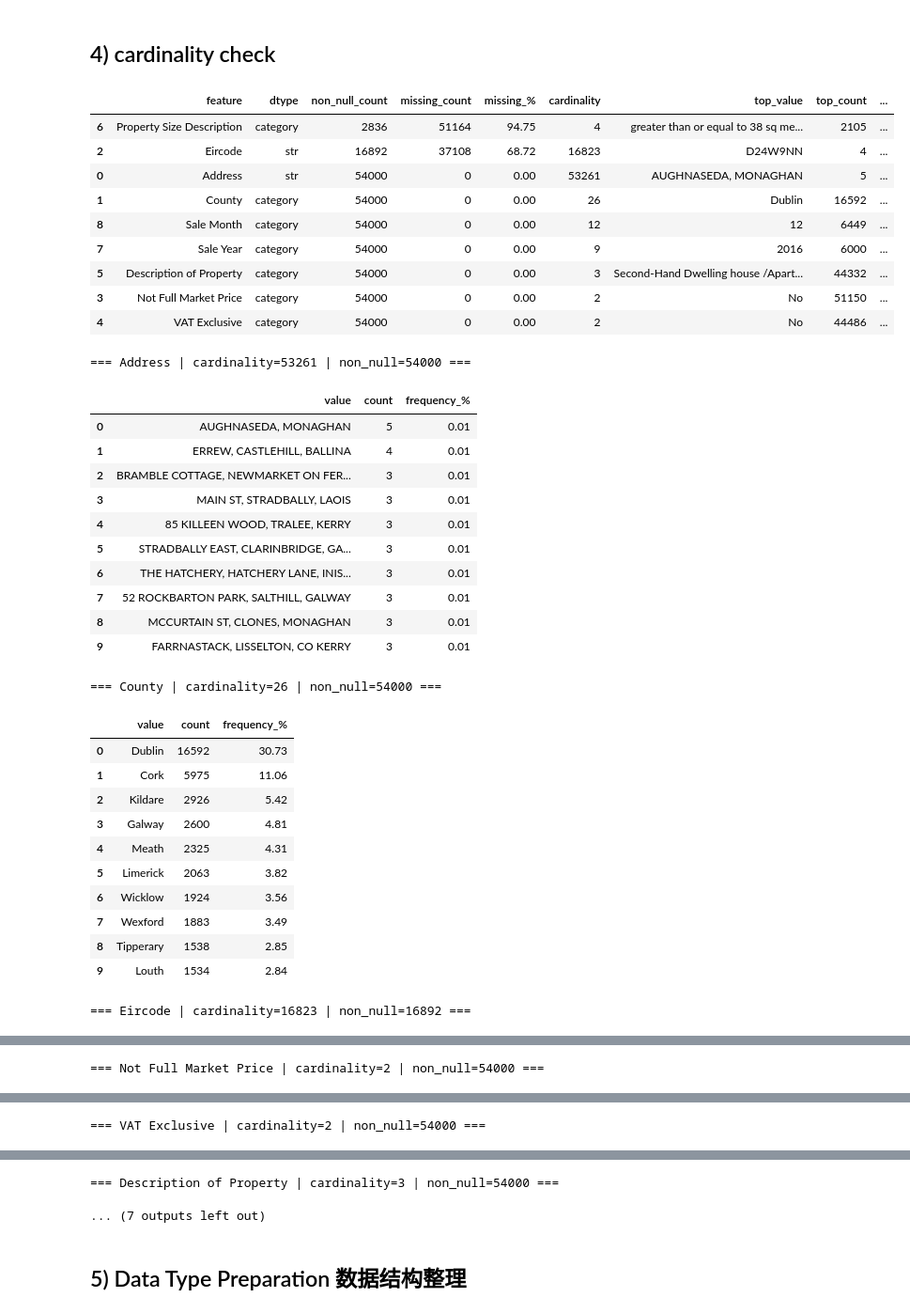
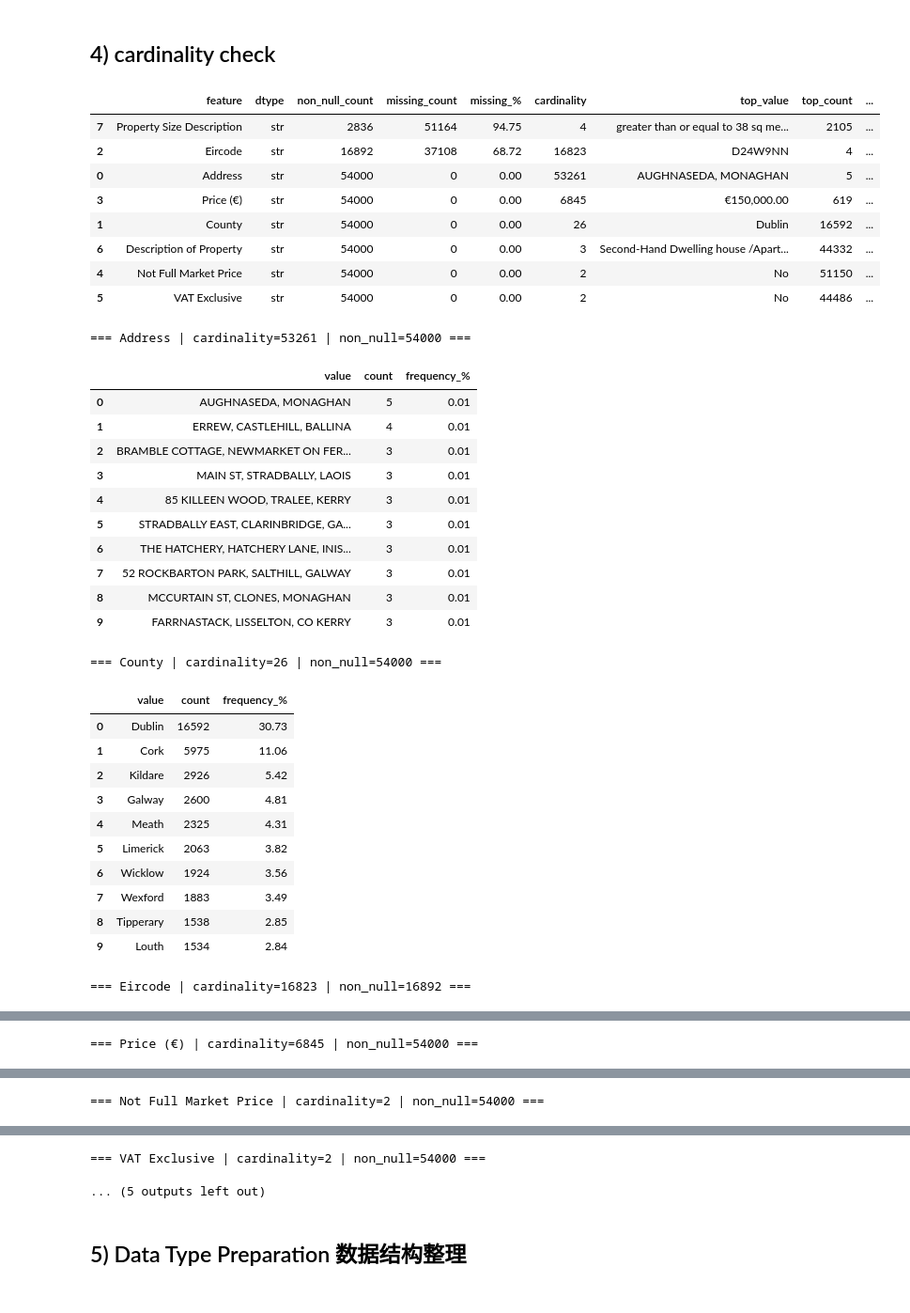
Before and after one commit to ucdda/COMP47350_DataAnalysis, a Jupyter notebook: PropertyPriceOverview.ipynb, the cells around one changed output, grey strips where cells are left out. Shown at 94% size. Saved outputs shown, nothing was run; the diff lists cells and outputs as text; code cells hidden in the pictures.

```diff
--- a/PropertyPriceOverview.ipynb
+++ b/PropertyPriceOverview.ipynb
@@ -36,14 +33,0 @@ Shape: (54000, 9)
-# %%
-# pip install dtale
-import pandas as pd
-import dtale
-
-df = pd.read_csv("ppr-group-25208508-train.csv")
-price_num = pd.to_numeric(df["Price (€)"].astype(str).str.replace("€","",regex=False).str.replace(",","",regex=False), errors="coerce")
-filtered = df[price_num > 1_000_000]
-filtered["Price_num"] = price_num[price_num > 1_000_000]
-filtered = filtered.sort_values("Price_num", ascending=False)
-d = dtale.show(filtered, open_browser=True)
-d  # 会给你本地链接
-
-display(df[price_num > 1_000_000])
@@ -140,8 +110,8 @@ import pandas as pd
 
 exclude_cols = ['Date of Sale (dd/mm/yyyy)']
 
-# 如果你还没定义 cat_cols，可自动识别分类列
-# cat_cols = df.select_dtypes(include=['object', 'category']).columns.tolist()
+if 'cat_cols' not in globals():
+    cat_cols = df.select_dtypes(exclude=[np.number]).columns.tolist()
 
 analysis_cols = [c for c in cat_cols if c not in exclude_cols and c in df.columns]
 
@@ -161,42 +131,41 @@ for c in analysis_cols:
         'dtype': str(s.dtype),
         'non_null_count': non_null_count,
         'missing_count': int(s.isna().sum()),
         'missing_%': round(s.isna().mean() * 100, 2),
         'cardinality': cardinality,
         'top_value': top_value,
         'top_count': top_count,
         'top_freq_%': top_freq_pct
     })
 
 cat_summary_df = pd.DataFrame(cat_summary)
 
 if not cat_summary_df.empty:
     cat_summary_df = cat_summary_df.sort_values(
         ['missing_%', 'cardinality'], ascending=[False, False]
     )
 display(cat_summary_df)
 
 for c in analysis_cols:
     print(f"\n=== {c} | cardinality={df[c].nunique(dropna=True)} | non_null={df[c].notna().sum()} ===")
     freq_df = (
         df[c]
         .value_counts(dropna=False)
         .rename_axis('value')
         .reset_index(name='count')
     )
     freq_df['frequency_%'] = (freq_df['count'] / len(df) * 100).round(2)
     display(freq_df.head(10))
 # %% [output]
 |  | feature | dtype | non_null_count | missing_count | missing_% | cardinality | top_value | top_count | ... |
-| 6 | Property Size Description | category | 2836 | 51164 | 94.75 | 4 | greater than or equal to 38 sq me... | 2105 | ... |
+| 7 | Property Size Description | str | 2836 | 51164 | 94.75 | 4 | greater than or equal to 38 sq me... | 2105 | ... |
 | 2 | Eircode | str | 16892 | 37108 | 68.72 | 16823 | D24W9NN | 4 | ... |
 | 0 | Address | str | 54000 | 0 | 0.00 | 53261 | AUGHNASEDA, MONAGHAN | 5 | ... |
-| 1 | County | category | 54000 | 0 | 0.00 | 26 | Dublin | 16592 | ... |
-| 8 | Sale Month | category | 54000 | 0 | 0.00 | 12 | 12 | 6449 | ... |
-| 7 | Sale Year | category | 54000 | 0 | 0.00 | 9 | 2016 | 6000 | ... |
-| 5 | Description of Property | category | 54000 | 0 | 0.00 | 3 | Second-Hand Dwelling house /Apart... | 44332 | ... |
-| 3 | Not Full Market Price | category | 54000 | 0 | 0.00 | 2 | No | 51150 | ... |
-| 4 | VAT Exclusive | category | 54000 | 0 | 0.00 | 2 | No | 44486 | ... |
+| 3 | Price (€) | str | 54000 | 0 | 0.00 | 6845 | €150,000.00 | 619 | ... |
+| 1 | County | str | 54000 | 0 | 0.00 | 26 | Dublin | 16592 | ... |
+| 6 | Description of Property | str | 54000 | 0 | 0.00 | 3 | Second-Hand Dwelling house /Apart... | 44332 | ... |
+| 4 | Not Full Market Price | str | 54000 | 0 | 0.00 | 2 | No | 51150 | ... |
+| 5 | VAT Exclusive | str | 54000 | 0 | 0.00 | 2 | No | 44486 | ... |
 === Address | cardinality=53261 | non_null=54000 ===
 |  | value | count | frequency_% |
 | 0 | AUGHNASEDA, MONAGHAN | 5 | 0.01 |
@@ -233,5 +202,5 @@ for c in analysis_cols:
 | 7 | D24H5YV | 2 | 0.00 |
 | 8 | D09A0P0 | 2 | 0.00 |
 | 9 | A82AE06 | 2 | 0.00 |
-=== Not Full Market Price | cardinality=2 | non_null=54000 ===
+=== Price (€) | cardinality=6845 | non_null=54000 ===
 |  | value | count | frequency_% |
@@ -240,2 +217,2 @@ for c in analysis_cols:
-=== VAT Exclusive | cardinality=2 | non_null=54000 ===
+=== Not Full Market Price | cardinality=2 | non_null=54000 ===
 |  | value | count | frequency_% |
@@ -244,5 +221,5 @@ for c in analysis_cols:
-=== Description of Property | cardinality=3 | non_null=54000 ===
+=== VAT Exclusive | cardinality=2 | non_null=54000 ===
-... (7 outputs left out)
+... (5 outputs left out)
 # %% [markdown]
 ## 5) Data Type Preparation 数据结构整理
 # %%
```
Also changed, not shown: parts of 6 cells of this notebook.
